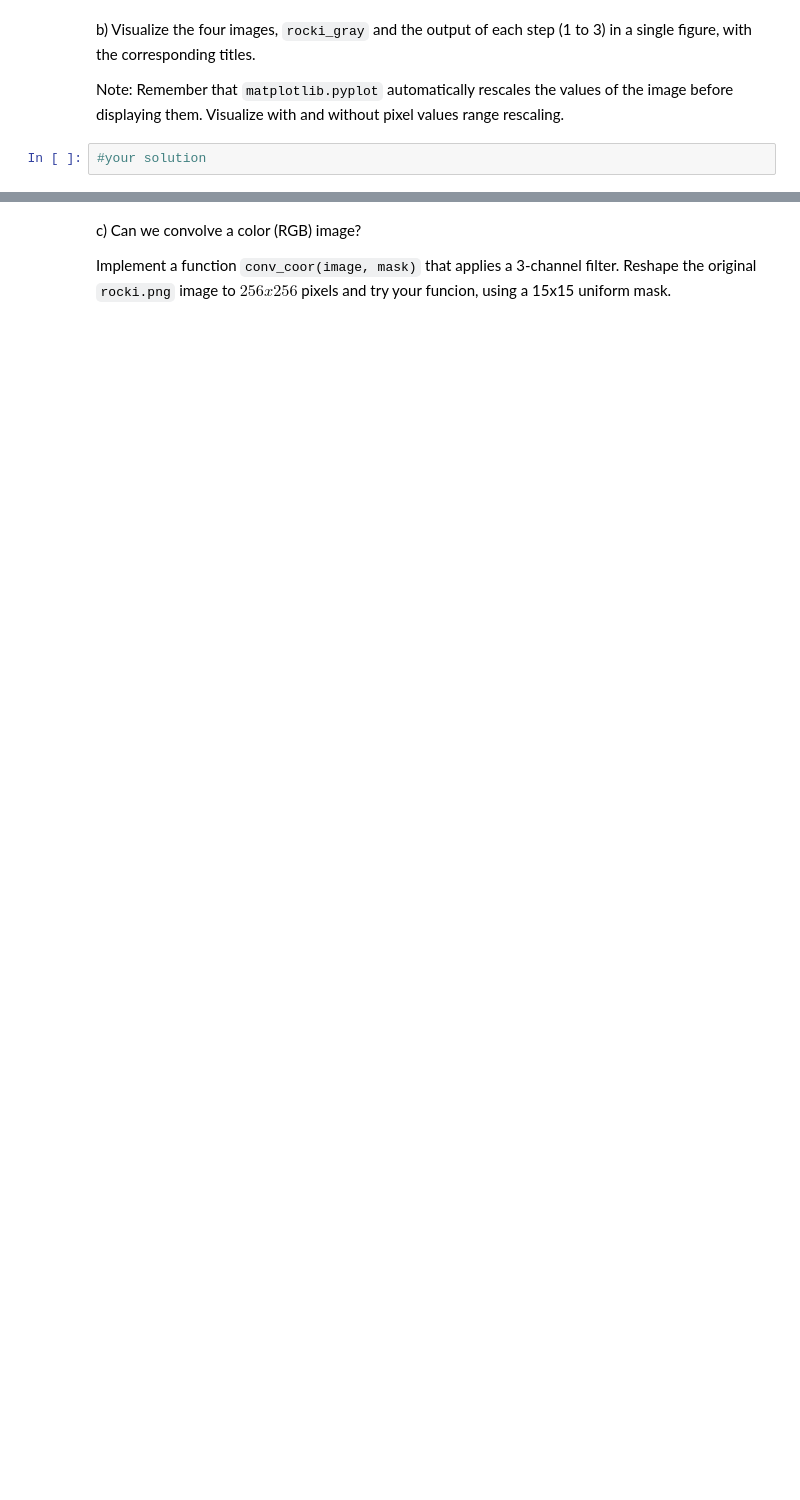
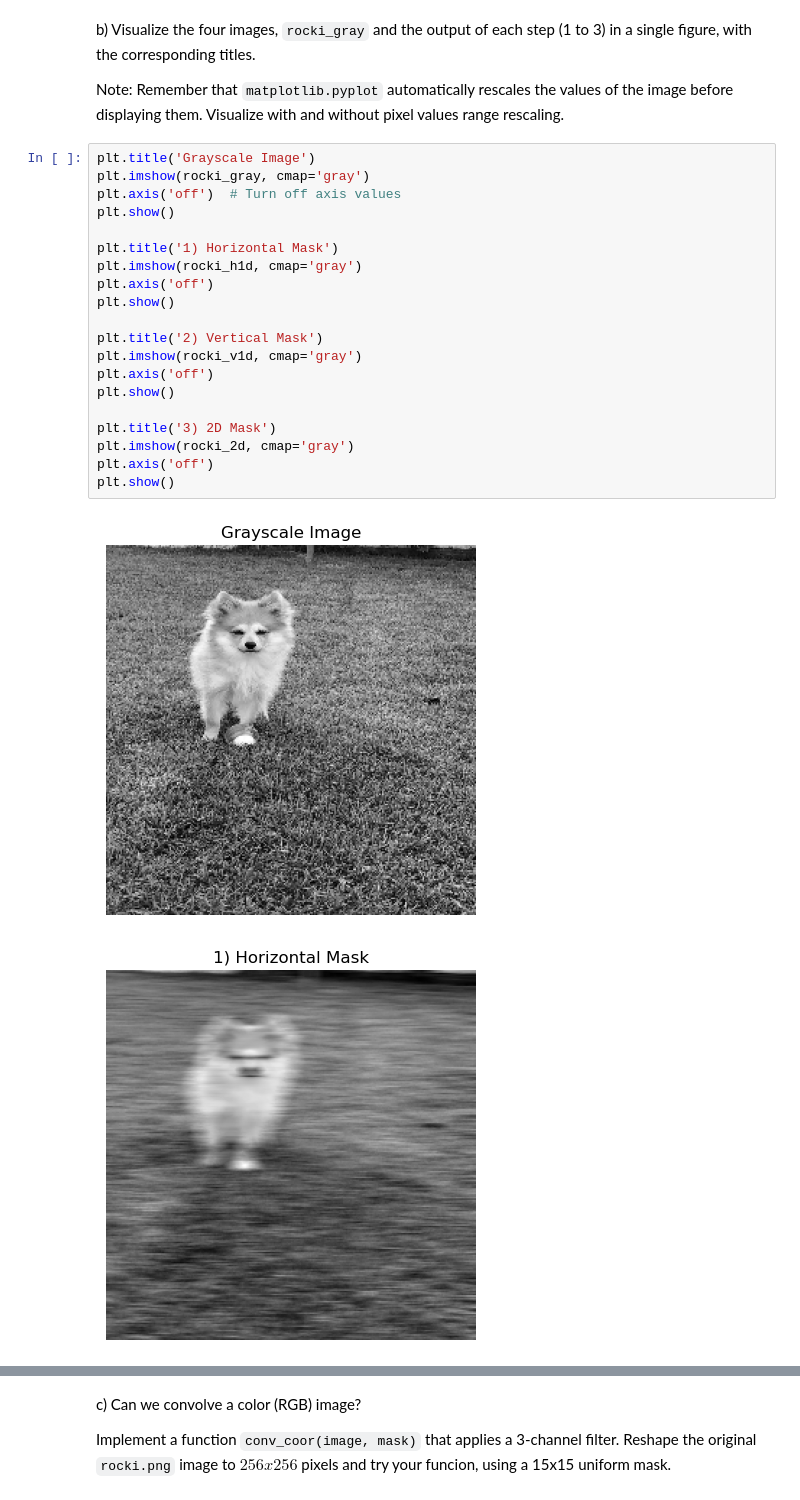
Before and after one commit to MohsinZamanShaheen/Artificial-Vision, a Jupyter notebook: p2_2022-23.ipynb, the cells around one changed output, grey strips where cells are left out. Saved outputs shown, nothing was run; the diff lists cells and outputs as text; blank space fills up the shorter version.

```diff
--- a/p2_2022-23.ipynb
+++ b/p2_2022-23.ipynb
@@ -111,5 +225,26 @@ b) Visualize the four images, `rocki_gray` and the output of each step (1 to 3)
 
 
 Note: Remember that `matplotlib.pyplot` automatically rescales the values of the image before displaying them. Visualize with and without pixel values range rescaling.
-# %%
-#your solution
+# %%
+plt.title('Grayscale Image')
+plt.imshow(rocki_gray, cmap='gray')
+plt.axis('off')  # Turn off axis values
+plt.show()
+
+plt.title('1) Horizontal Mask')
+plt.imshow(rocki_h1d, cmap='gray')
+plt.axis('off')
+plt.show()
+
+plt.title('2) Vertical Mask')
+plt.imshow(rocki_v1d, cmap='gray')
+plt.axis('off')
+plt.show()
+
+plt.title('3) 2D Mask')
+plt.imshow(rocki_2d, cmap='gray')
+plt.axis('off')
+plt.show()
+# %% [output]
+[figure, added]
+[figure, added]
```
Also changed, not shown: parts of 9 cells of this notebook.
